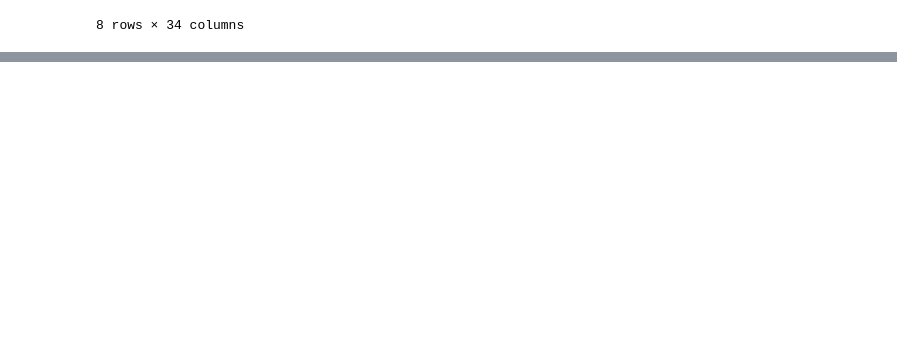
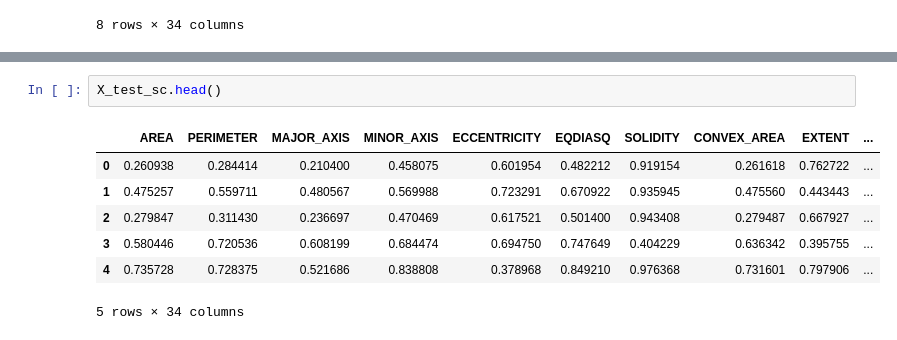
Before and after one commit to whh96/Date_Fruit_Prediction, a Jupyter notebook: DateFruit.ipynb, the cells around one changed output, grey strips where cells are left out. Saved outputs shown, nothing was run; the diff lists cells and outputs as text; blank space fills up the shorter version.

```diff
--- a/DateFruit.ipynb
+++ b/DateFruit.ipynb
@@ -71,0 +143,10 @@ df.describe()
+# %%
+X_test_sc.head()
+# %% [output]
+|  | AREA | PERIMETER | MAJOR_AXIS | MINOR_AXIS | ECCENTRICITY | EQDIASQ | SOLIDITY | CONVEX_AREA | EXTENT | ... |
+| 0 | 0.260938 | 0.284414 | 0.210400 | 0.458075 | 0.601954 | 0.482212 | 0.919154 | 0.261618 | 0.762722 | ... |
+| 1 | 0.475257 | 0.559711 | 0.480567 | 0.569988 | 0.723291 | 0.670922 | 0.935945 | 0.475560 | 0.443443 | ... |
+| 2 | 0.279847 | 0.311430 | 0.236697 | 0.470469 | 0.617521 | 0.501400 | 0.943408 | 0.279487 | 0.667927 | ... |
+| 3 | 0.580446 | 0.720536 | 0.608199 | 0.684474 | 0.694750 | 0.747649 | 0.404229 | 0.636342 | 0.395755 | ... |
+| 4 | 0.735728 | 0.728375 | 0.521686 | 0.838808 | 0.378968 | 0.849210 | 0.976368 | 0.731601 | 0.797906 | ... |
+5 rows × 34 columns
```
Also changed, not shown: parts of 28 cells of this notebook.
